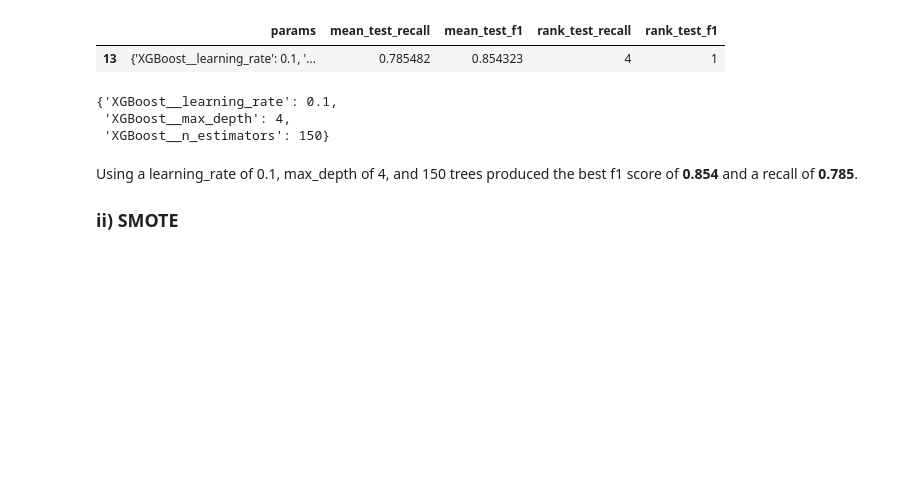
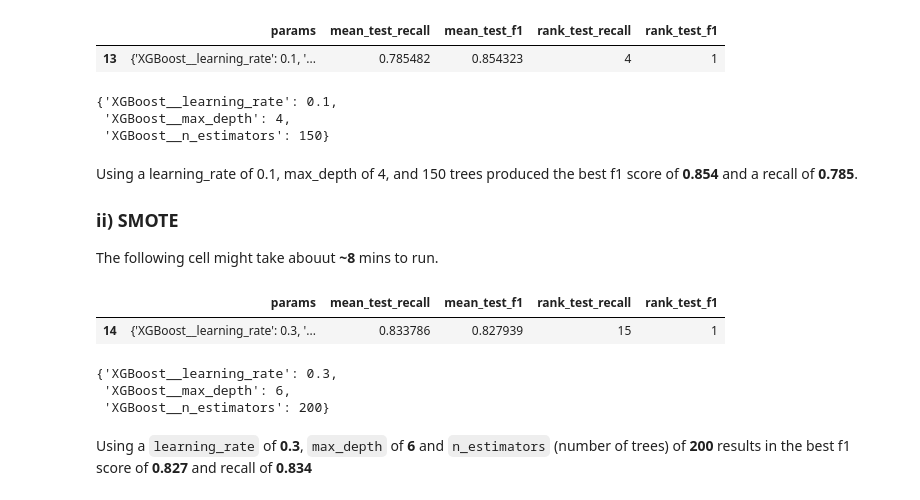
Before and after one commit to NgundoMuithya/Kaggle_Credit_Card_Fraud_Detection, a Jupyter notebook: notebook.ipynb, the cells around one changed output. Saved outputs shown, nothing was run; the diff lists cells and outputs as text; code cells hidden in the pictures; blank space fills up the shorter version.

Commit message:
Finish SMOTE section

```diff
--- a/notebook.ipynb
+++ b/notebook.ipynb
@@ -762,3 +762,37 @@ best_unbalanced_xgboost_model.best_params_
 Using a learning_rate of 0.1, max_depth of 4, and 150 trees produced the best f1 score of **0.854** and a recall of **0.785**.
 
 ### ii) SMOTE
+
+The following cell might take abouut **~8** mins to run.
+# %%
+SMOTE_xgboost_pipeline = Pipeline(
+    steps=[
+        ('SMOTER', SMOTE(random_state=2026)),
+        ('XGBoost', XGBClassifier(random_state=2026))
+    ]
+)
+
+best_SMOTE_xgboost_model = GridSearchCV(
+    estimator=SMOTE_xgboost_pipeline,
+    param_grid=xgboost_params,
+    scoring=['recall', 'f1'],
+    refit='f1',
+    n_jobs=-2
+)
+
+best_SMOTE_xgboost_model.fit(X_train_scaled, y_train)
+
+SMOTE_xgboost_results = pd.DataFrame(best_SMOTE_xgboost_model.cv_results_)[['params', 'mean_test_recall', 'mean_test_f1', 'rank_test_recall', 'rank_test_f1']]
+
+SMOTE_xgboost_results[SMOTE_xgboost_results['rank_test_f1'] == 1]
+# %% [output]
+|  | params | mean_test_recall | mean_test_f1 | rank_test_recall | rank_test_f1 |
+| 14 | {'XGBoost__learning_rate': 0.3, '... | 0.833786 | 0.827939 | 15 | 1 |
+# %%
+best_SMOTE_xgboost_model.best_params_
+# %% [output]
+{'XGBoost__learning_rate': 0.3,
+ 'XGBoost__max_depth': 6,
+ 'XGBoost__n_estimators': 200}
+# %% [markdown]
+Using a `learning_rate` of **0.3**, `max_depth` of **6** and `n_estimators` (number of trees) of **200** results in the best f1 score of **0.827** and recall of **0.834**
```
